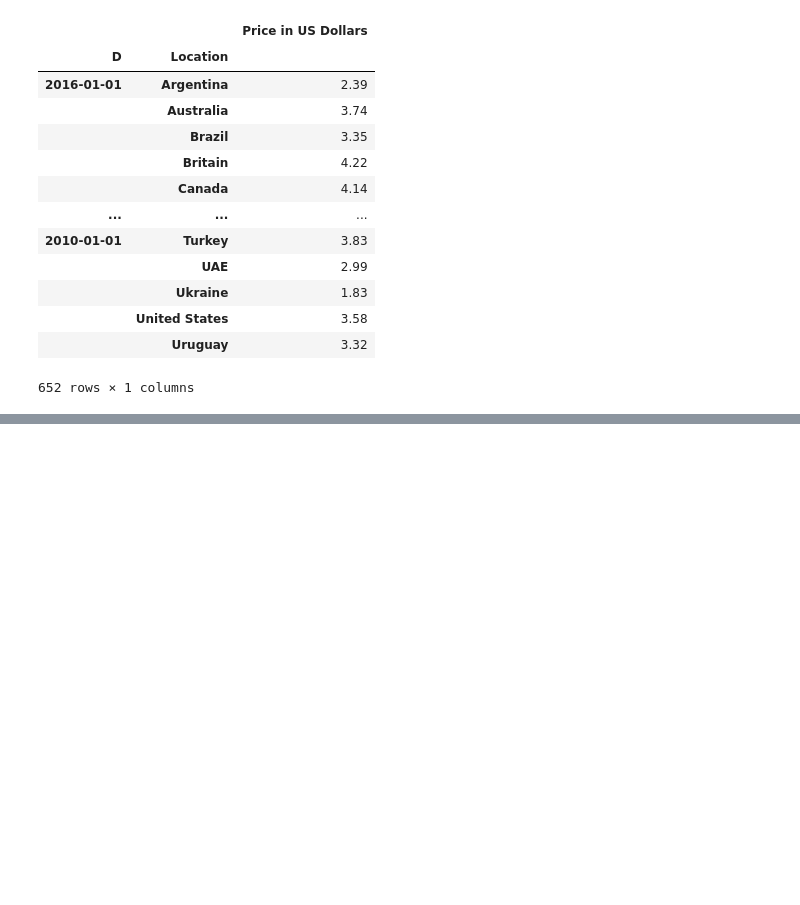
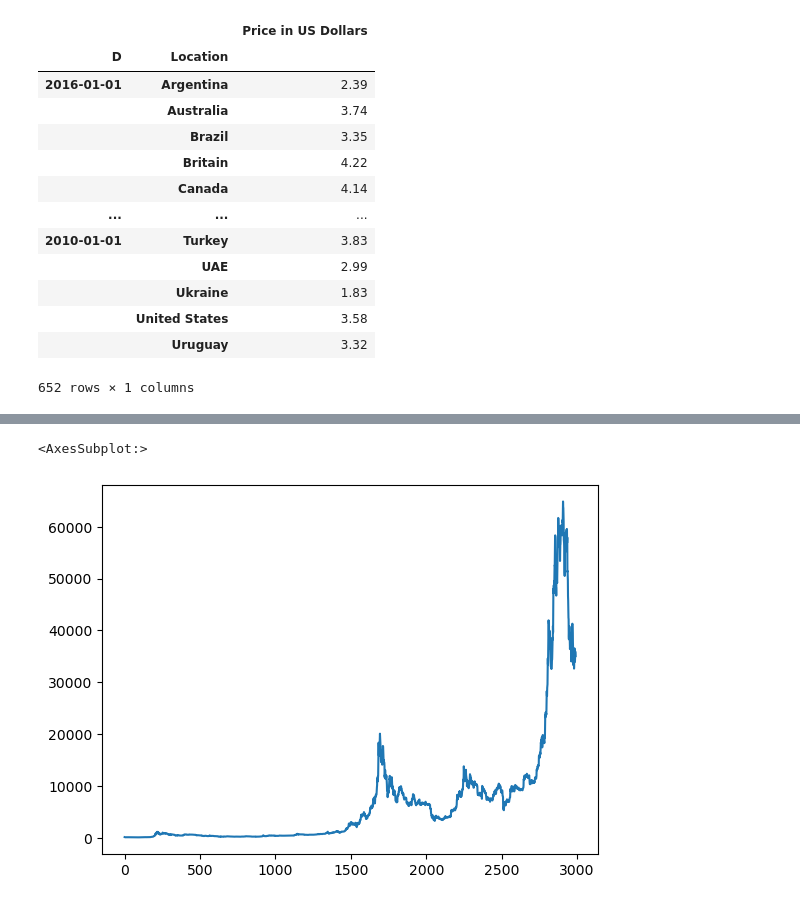
Before and after one commit to choi55j/python, a Jupyter notebook: 24강(기초 다시).ipynb, the cells around one changed output, grey strips where cells are left out. Drawn from its saved outputs; the diff is of its cells as text; code cells hidden in the pictures; blank space fills up the shorter version.

```diff
--- a/24강(기초 다시).ipynb
+++ b/24강(기초 다시).ipynb
@@ -789,0 +845,7 @@ mac
+# %%
+btc = pd.read_csv("data/coin_Bitcoin.csv")
+# %%
+btc.High.plot()
+# %% [output]
+<AxesSubplot:>
+[figure, added]
```
Also changed, not shown: parts of 30 cells of this notebook.
